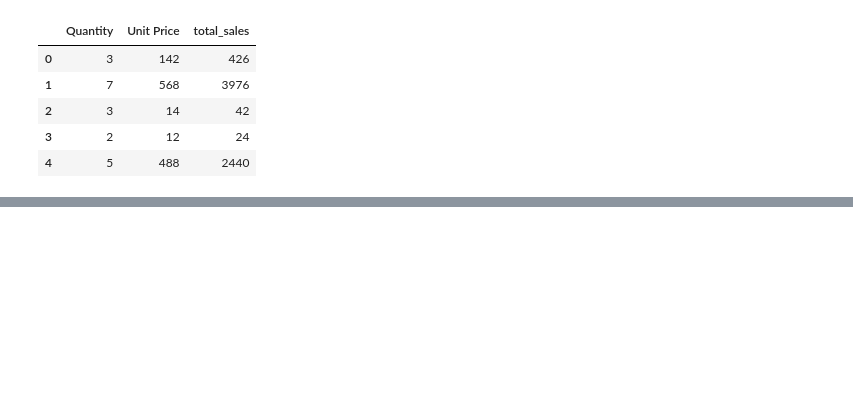
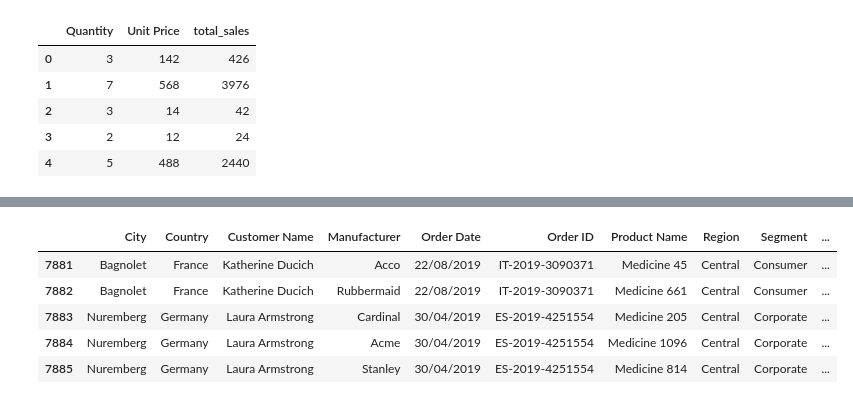
Before and after one commit to emlyon-hids-python-2026/elkhoury_course05, a Jupyter notebook: notebooks/case_study_sales.ipynb, the cells around one changed output, grey strips where cells are left out. Cells and saved outputs as stored; diff of their text form; code cells hidden in the pictures; blank space fills up the shorter version.

```diff
--- a/notebooks/case_study_sales.ipynb
+++ b/notebooks/case_study_sales.ipynb
@@ -74,0 +107,10 @@ df_sales_mapping.to_excel("../data/sales_consolidated.xlsx", index=False)
+# %%
+# Q4: show the last 5 lines of the final table
+df_sales_mapping.tail(5)
+# %% [output]
+|  | City | Country | Customer Name | Manufacturer | Order Date | Order ID | Product Name | Region | Segment | ... |
+| 7881 | Bagnolet | France | Katherine Ducich | Acco | 22/08/2019 | IT-2019-3090371 | Medicine 45 | Central | Consumer | ... |
+| 7882 | Bagnolet | France | Katherine Ducich | Rubbermaid | 22/08/2019 | IT-2019-3090371 | Medicine 661 | Central | Consumer | ... |
+| 7883 | Nuremberg | Germany | Laura Armstrong | Cardinal | 30/04/2019 | ES-2019-4251554 | Medicine 205 | Central | Corporate | ... |
+| 7884 | Nuremberg | Germany | Laura Armstrong | Acme | 30/04/2019 | ES-2019-4251554 | Medicine 1096 | Central | Corporate | ... |
+| 7885 | Nuremberg | Germany | Laura Armstrong | Stanley | 30/04/2019 | ES-2019-4251554 | Medicine 814 | Central | Corporate | ... |
```
Also changed, not shown: parts of 12 cells of this notebook.
